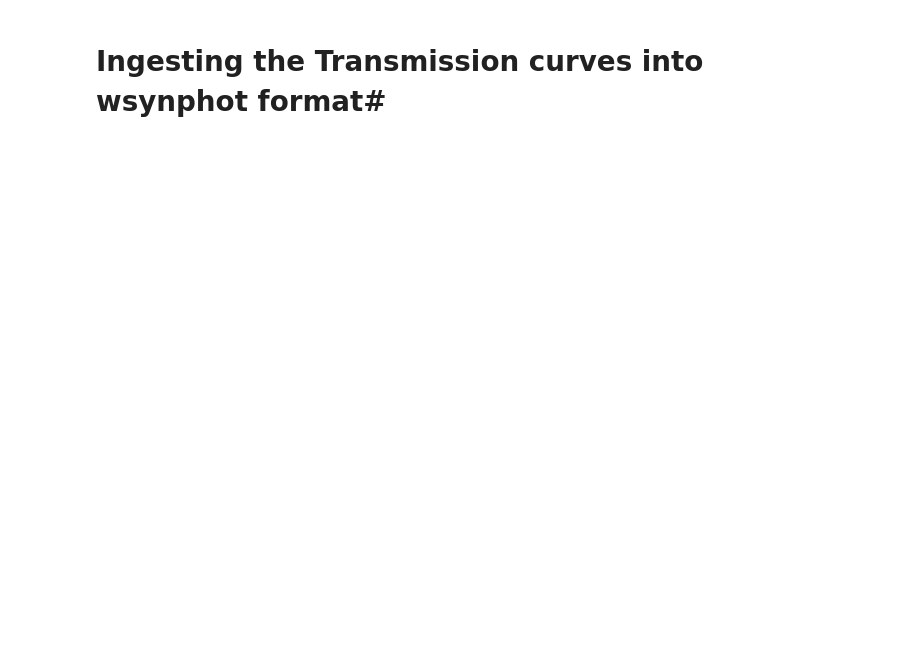
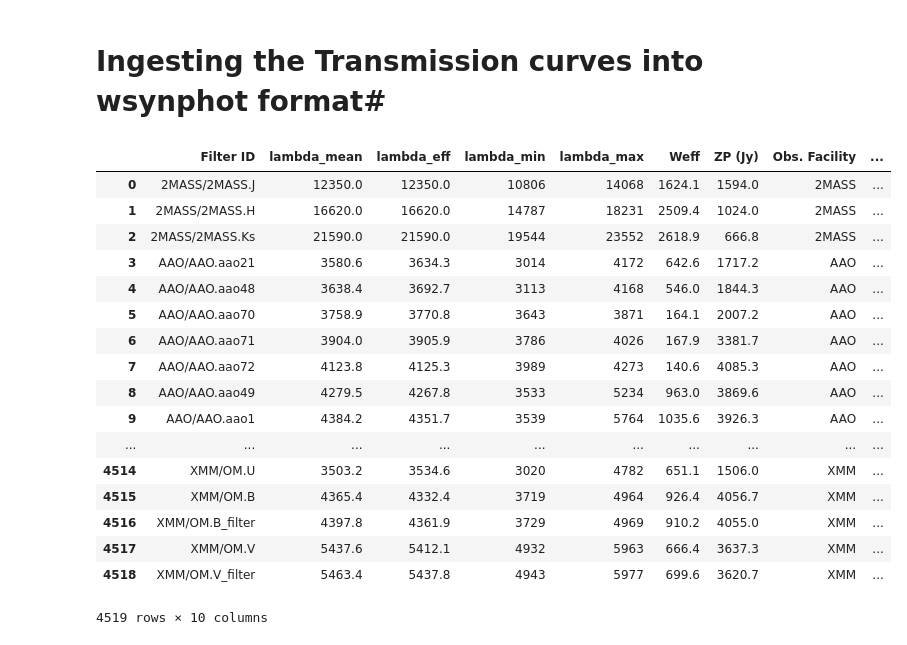
Before and after one commit to starkit/wsynphot, a Jupyter notebook: wsynphot/data/ingest_from_svo.ipynb, the cells around one changed output. Cells and saved outputs as stored; diff of their text form; code cells hidden in the pictures; blank space fills up the shorter version.

```diff
--- a/wsynphot/data/ingest_from_svo.ipynb
+++ b/wsynphot/data/ingest_from_svo.ipynb
@@ -143,3 +162,23 @@ SVO/Special/Meteor.O2
 # Ingesting the Transmission curves into wsynphot format#
 # %%
 filter_index = pd.read_hdf('svo_filter_index.h5')
+filter_index
+# %% [output]
+|  | Filter ID | lambda_mean | lambda_eff | lambda_min | lambda_max | Weff | ZP (Jy) | Obs. Facility | ... |
+| 0 | 2MASS/2MASS.J | 12350.0 | 12350.0 | 10806 | 14068 | 1624.1 | 1594.0 | 2MASS | ... |
+| 1 | 2MASS/2MASS.H | 16620.0 | 16620.0 | 14787 | 18231 | 2509.4 | 1024.0 | 2MASS | ... |
+| 2 | 2MASS/2MASS.Ks | 21590.0 | 21590.0 | 19544 | 23552 | 2618.9 | 666.8 | 2MASS | ... |
+| 3 | AAO/AAO.aao21 | 3580.6 | 3634.3 | 3014 | 4172 | 642.6 | 1717.2 | AAO | ... |
+| 4 | AAO/AAO.aao48 | 3638.4 | 3692.7 | 3113 | 4168 | 546.0 | 1844.3 | AAO | ... |
+| 5 | AAO/AAO.aao70 | 3758.9 | 3770.8 | 3643 | 3871 | 164.1 | 2007.2 | AAO | ... |
+| 6 | AAO/AAO.aao71 | 3904.0 | 3905.9 | 3786 | 4026 | 167.9 | 3381.7 | AAO | ... |
+| 7 | AAO/AAO.aao72 | 4123.8 | 4125.3 | 3989 | 4273 | 140.6 | 4085.3 | AAO | ... |
+| 8 | AAO/AAO.aao49 | 4279.5 | 4267.8 | 3533 | 5234 | 963.0 | 3869.6 | AAO | ... |
+| 9 | AAO/AAO.aao1 | 4384.2 | 4351.7 | 3539 | 5764 | 1035.6 | 3926.3 | AAO | ... |
+| ... | ... | ... | ... | ... | ... | ... | ... | ... | ... |
+| 4514 | XMM/OM.U | 3503.2 | 3534.6 | 3020 | 4782 | 651.1 | 1506.0 | XMM | ... |
+| 4515 | XMM/OM.B | 4365.4 | 4332.4 | 3719 | 4964 | 926.4 | 4056.7 | XMM | ... |
+| 4516 | XMM/OM.B_filter | 4397.8 | 4361.9 | 3729 | 4969 | 910.2 | 4055.0 | XMM | ... |
+| 4517 | XMM/OM.V | 5437.6 | 5412.1 | 4932 | 5963 | 666.4 | 3637.3 | XMM | ... |
+| 4518 | XMM/OM.V_filter | 5463.4 | 5437.8 | 4943 | 5977 | 699.6 | 3620.7 | XMM | ... |
+4519 rows × 10 columns
```
Also changed, not shown: parts of 23 cells of this notebook.
